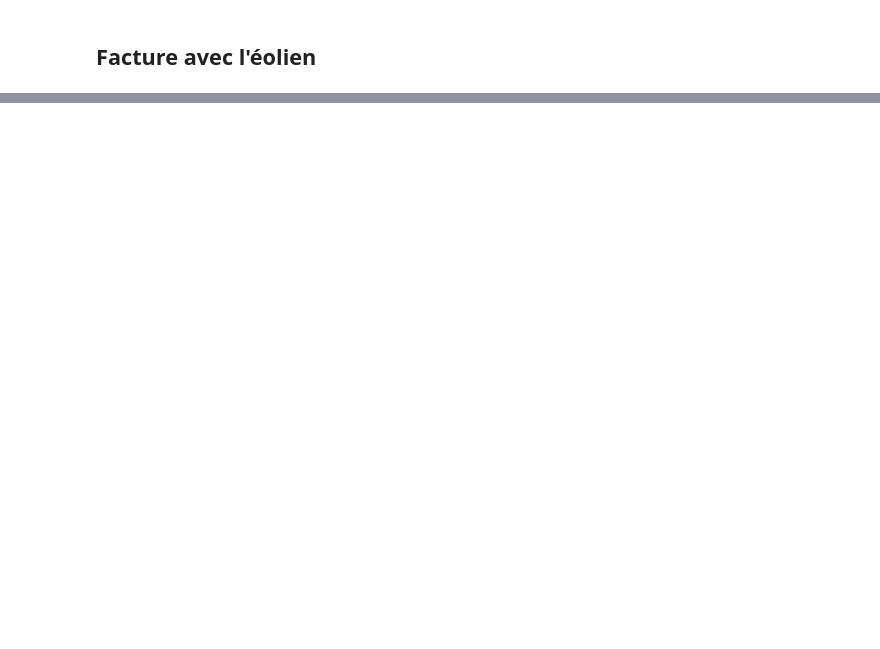
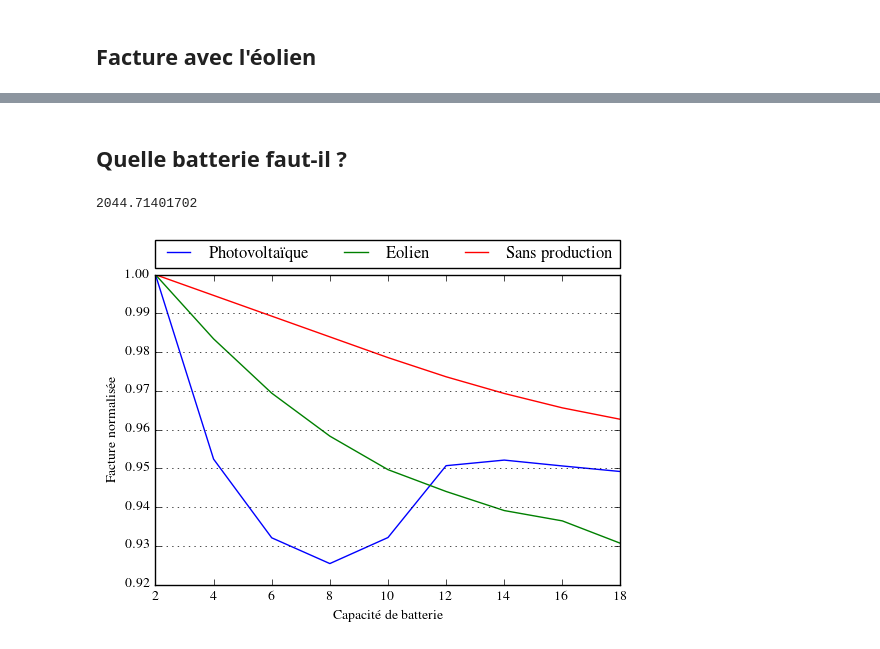
Before and after one commit to guhur/prod-electricite, a Jupyter notebook: simulations.ipynb, the cells around one changed output, grey strips where cells are left out. Saved outputs shown, nothing was run; the diff lists cells and outputs as text; code cells hidden in the pictures; blank space fills up the shorter version.

```diff
--- a/simulations.ipynb
+++ b/simulations.ipynb
@@ -365,0 +419,47 @@ ax.yaxis.grid()
+# %% [markdown]
+## Quelle batterie faut-il ?
+# %%
+batteries = range(2,20,2)#[7,10,14]
+period = (bale.index.year == 2013)
+cap_batterie = 14
+
+
+# en photovoltaique
+pv_batt = {}
+besoin = (bale['consommation'] - bale['prod-pv'])[period]
+for b in batteries:
+    [manqueOpt, stockageOpt] = BatterieAchatOptimal(besoin, b, period)
+    pv_batt[b] = Depense(manqueOpt, prix_pv)[-1]
+
+
+# en eolien
+eol_batt = {}
+besoin = (bale['consommation'] - bale['prod-eol'])[period]
+for b in batteries:
+    [manqueOpt, stockageOpt] = BatterieAchatOptimal(besoin, b, period)
+    eol_batt[b] = Depense(manqueOpt, prix_eolien)[-1]
+
+
+# sans production
+noprod_batt = {}
+besoin = bale['consommation'][period]
+for b in batteries:
+    [manqueOpt, stockageOpt] = BatterieAchatOptimal(besoin, b, period)
+    noprod_batt[b] = Depense(manqueOpt, 0)[-1]
+# %%
+plt.plot(batteries, pv_batt.values()/max(pv_batt.values()), label="Photovoltaïque")
+max_eol = np.max(np.abs(np.array(eol_batt.values())))
+eol = (2*max_eol+ np.array(eol_batt.values()))
+eol = eol/max(eol)
+plt.plot(batteries,eol, label="Eolien")
+plt.plot(batteries, noprod_batt.values()/max(noprod_batt.values()), label="Sans production")
+
+plt.legend(bbox_to_anchor=(0., 1.02, 1., .102), loc=3,
+           ncol=3, mode="expand", borderaxespad=0.)
+ax = plt.gca()
+plt.xlabel("Capacité de batterie")
+plt.ylabel("Facture normalisée")
+ax.yaxis.grid()
+# %% [output]
+2044.71401702
+[figure, added]
```
Also changed, not shown: parts of 8 cells of this notebook, 1 other file.
